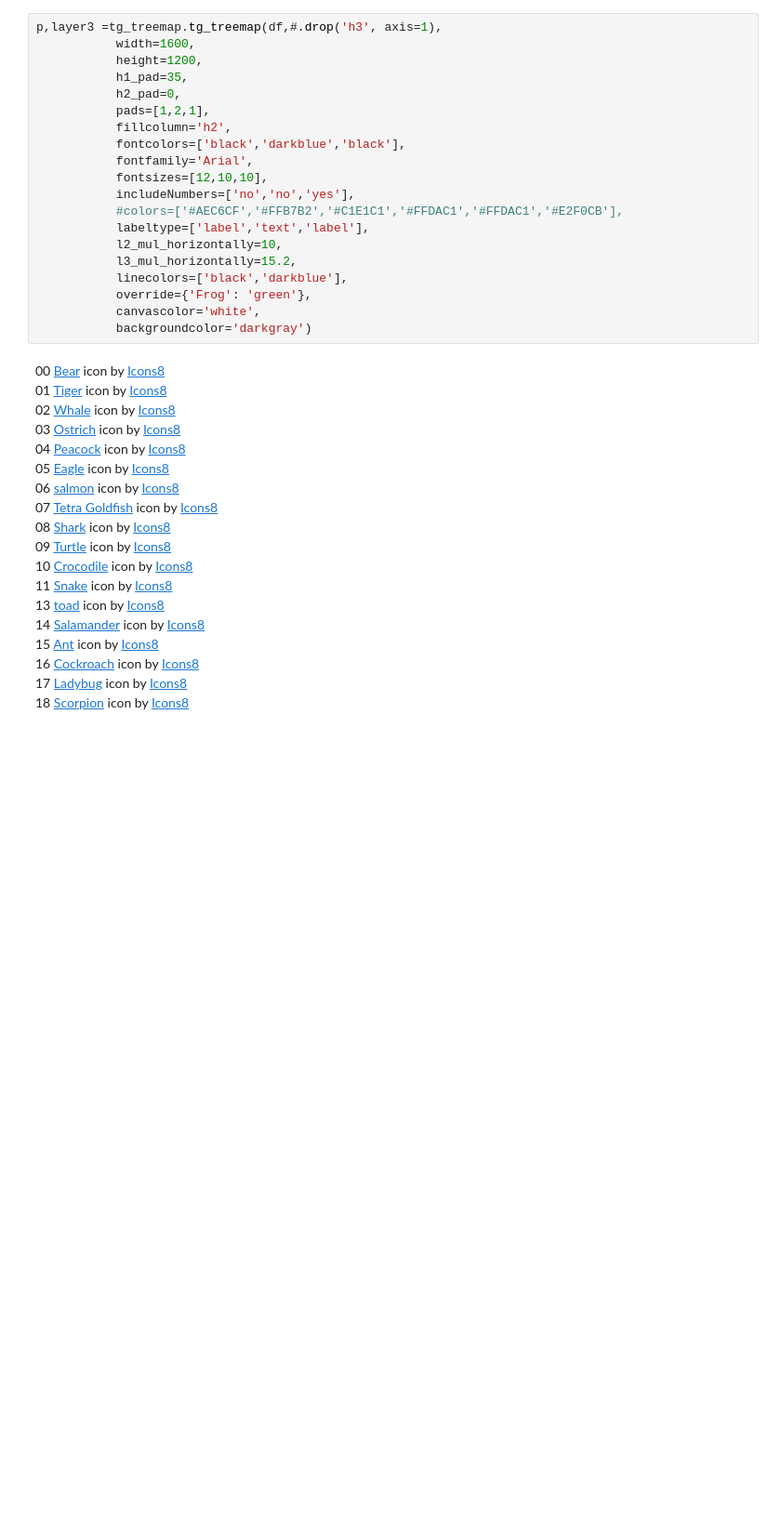
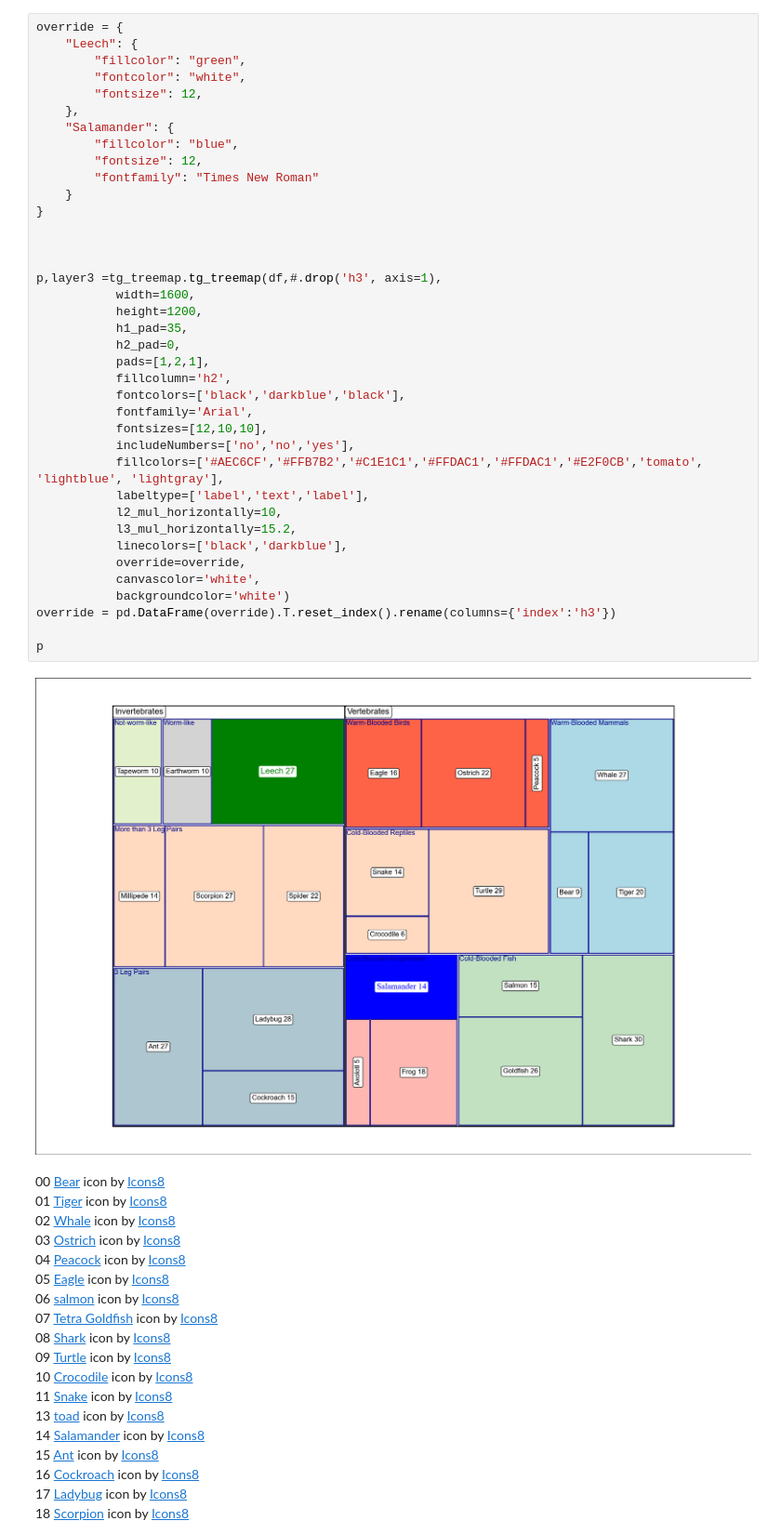
Before and after one commit to TerryGamon/tg_treeview, a Jupyter notebook: tg_treemap_example_animals.ipynb, the cells around one changed output. Shown at 93% size. Drawn from its saved outputs; the diff is of its cells as text; blank space fills up the shorter version.

```diff
--- a/tg_treemap_example_animals.ipynb
+++ b/tg_treemap_example_animals.ipynb
@@ -31,25 +36,45 @@ df = pd.concat([df,
                 ], axis=1)
 df['idx'] = (df.index).astype(str).str.zfill(2)
 # %%
+override = {
+    "Leech": {
+        "fillcolor": "green",
+        "fontcolor": "white",
+        "fontsize": 12,
+    },
+    "Salamander": {
+        "fillcolor": "blue",
+        "fontsize": 12,
+        "fontfamily": "Times New Roman"
+    }
+}
+
+
+
 p,layer3 =tg_treemap.tg_treemap(df,#.drop('h3', axis=1),
            width=1600,
            height=1200,
            h1_pad=35,
            h2_pad=0,
            pads=[1,2,1],
            fillcolumn='h2',
            fontcolors=['black','darkblue','black'],
            fontfamily='Arial',
            fontsizes=[12,10,10],
            includeNumbers=['no','no','yes'],
-           #colors=['#AEC6CF','#FFB7B2','#C1E1C1','#FFDAC1','#FFDAC1','#E2F0CB'],
+           fillcolors=['#AEC6CF','#FFB7B2','#C1E1C1','#FFDAC1','#FFDAC1','#E2F0CB','tomato', 'lightblue', 'lightgray'],
            labeltype=['label','text','label'],
            l2_mul_horizontally=10,
            l3_mul_horizontally=15.2,
            linecolors=['black','darkblue'],
-           override={'Frog': 'green'},
+           override=override,
            canvascolor='white',
-           backgroundcolor='darkgray')
+           backgroundcolor='white')
+override = pd.DataFrame(override).T.reset_index().rename(columns={'index':'h3'})
+
+p
+# %% [output]
+[figure, added]
 # %% [markdown]
 00 <a target="_blank" href="https://icons8.com/icon/Z5EtJ0Xu2LlI/bear">Bear</a> icon by <a target="_blank" href="https://icons8.com">Icons8</a><br>
 01 <a target="_blank" href="https://icons8.com/icon/AJFZJZNezGuE/year-of-tiger">Tiger</a> icon by <a target="_blank" href="https://icons8.com">Icons8</a> <br>
```
Also changed, not shown: parts of 4 cells of this notebook, 1 other file.
